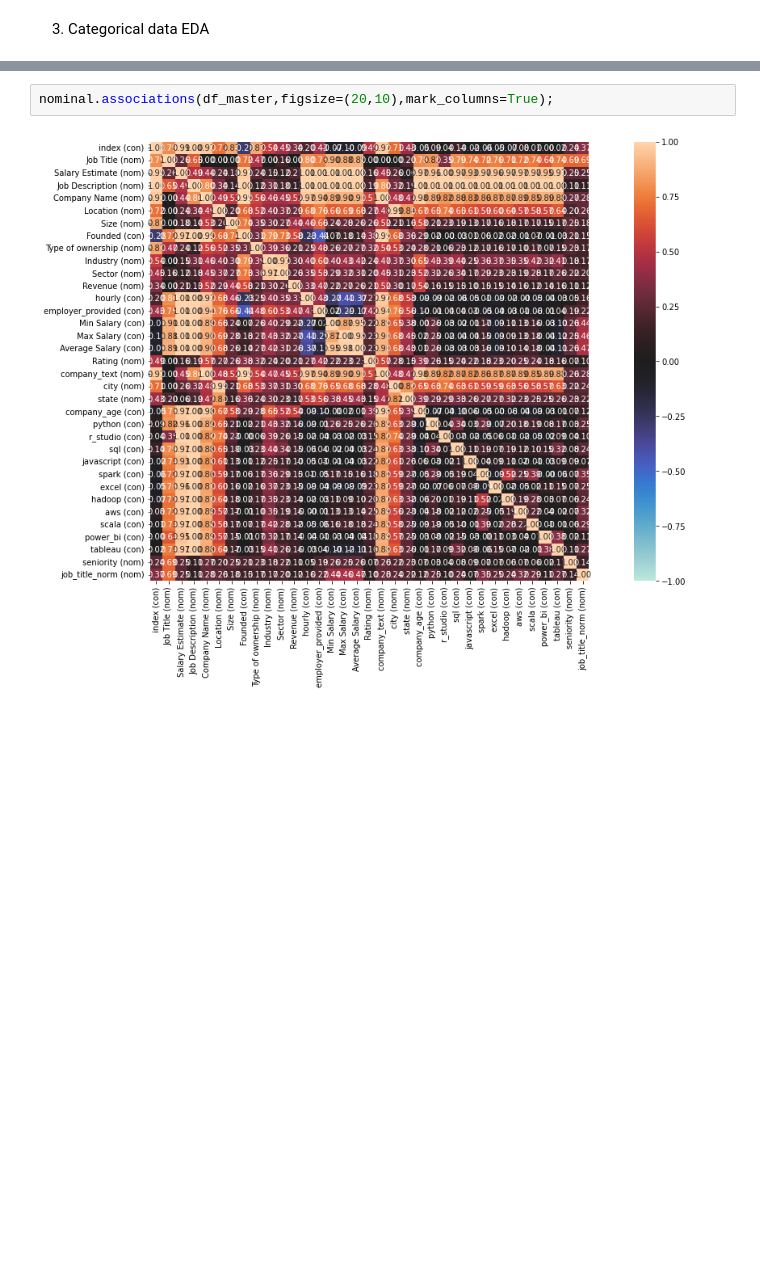
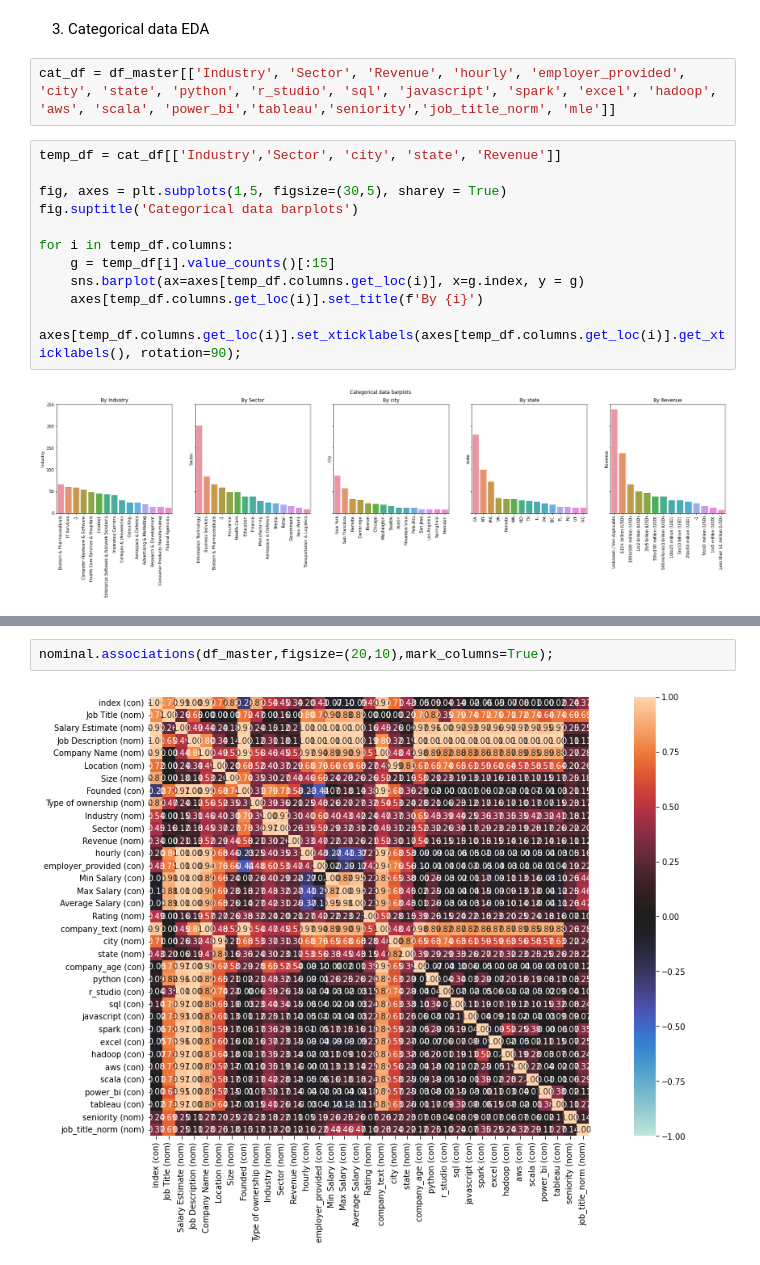
Before and after one commit to vytautasmu/Python_mokymai, a Jupyter notebook: final_work_vcs.ipynb, the cells around one changed output, grey strips where cells are left out. Drawn from its saved outputs; the diff is of its cells as text; blank space fills up the shorter version.

```diff
--- a/final_work_vcs.ipynb
+++ b/final_work_vcs.ipynb
@@ -439,2 +437,17 @@ df_master[df_master['Average Salary'] > 190]
 # %% [markdown]
 3. Categorical data EDA
+# %%
+cat_df = df_master[['Industry', 'Sector', 'Revenue', 'hourly', 'employer_provided', 'city', 'state', 'python', 'r_studio', 'sql', 'javascript', 'spark', 'excel', 'hadoop', 'aws', 'scala', 'power_bi','tableau','seniority','job_title_norm', 'mle']]
+# %%
+temp_df = cat_df[['Industry','Sector', 'city', 'state', 'Revenue']]
+
+fig, axes = plt.subplots(1,5, figsize=(30,5), sharey = True)
+fig.suptitle('Categorical data barplots')
+
+for i in temp_df.columns:
+    g = temp_df[i].value_counts()[:15]
+    sns.barplot(ax=axes[temp_df.columns.get_loc(i)], x=g.index, y = g)
+    axes[temp_df.columns.get_loc(i)].set_title(f'By {i}')
+    axes[temp_df.columns.get_loc(i)].set_xticklabels(axes[temp_df.columns.get_loc(i)].get_xticklabels(), rotation=90);
+# %% [output]
+[figure, added]
```
Also changed, not shown: parts of 7 cells of this notebook.
